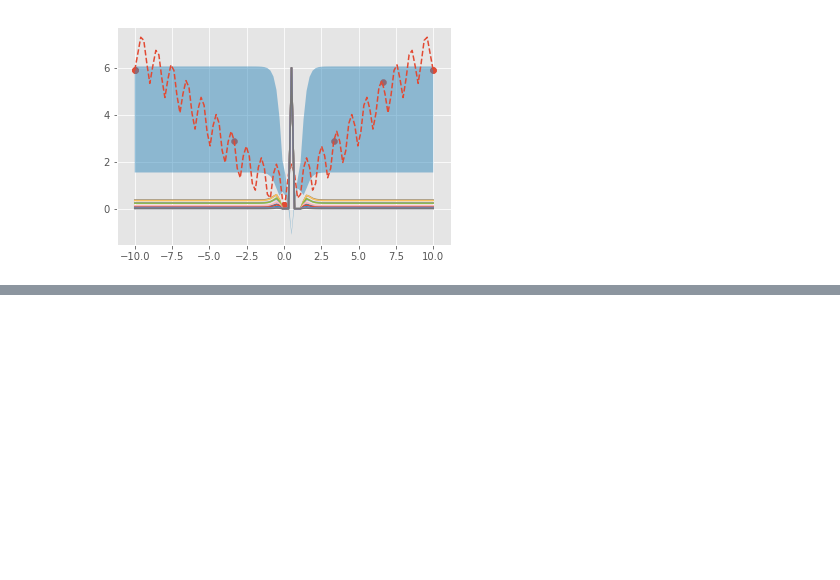
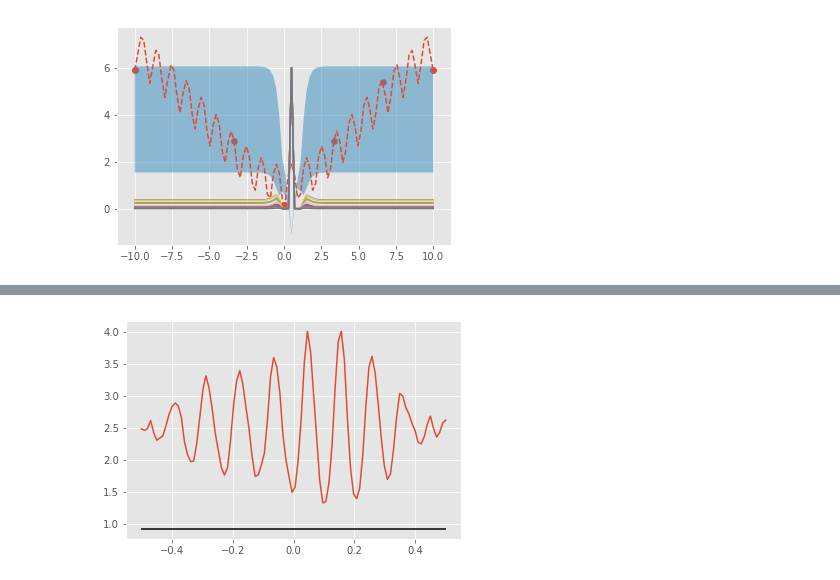
Before and after one commit to Joshuaalbert/bayes_tec, a Jupyter notebook: notebooks/devel/bayes_hpopt.ipynb, the cells around one changed output, grey strips where cells are left out. Drawn from its saved outputs; the diff is of its cells as text; code cells hidden in the pictures; blank space fills up the shorter version.

```diff
--- a/notebooks/devel/bayes_hpopt.ipynb
+++ b/notebooks/devel/bayes_hpopt.ipynb
@@ -312,0 +379,30 @@ ei.data
+# %%
+def w(phi):
+    return np.angle(np.exp(1j*phi))
+
+tec_array = np.linspace(-0.5, 0.5, 100)
+
+def log_prob(phase,sigma):
+    mu = tec_array[:,None]*tec_conversion[None,:]
+    def norm(mu,sigma):
+        return 1./(np.sqrt(2*np.pi) * sigma) * np.exp(-0.5*(w(phase[None,:]) - mu)**2/sigma**2)
+    return np.sum(np.log(np.sum(np.stack([norm(w(mu) + 2*np.pi*k,sigma) for k in range(-2,3,1)],axis=0), axis=0)),axis=1)
+
+
+freqs = np.linspace(120e6,160e6,20)
+tec_conversion = -8.448e9/freqs
+true_tec = 0.1
+noise_rads = 1# a lot of noise on almost flat TEC is hard
+true_phase = true_tec * tec_conversion
+phase = true_phase + noise_rads*np.random.normal(size=true_phase.shape)
+
+
+sigma = 1
+chi2 = -log_prob(phase, sigma)/20.
+
+plt.plot(tec_array,chi2)
+plt.hlines(-np.log(np.sum([(1./(np.sqrt(2*np.pi)*sigma))*np.exp(-0.5*4*np.pi**2 * k**2/sigma**2) for k in range(-5,6,1)])),-0.5,0.5)
+# plt.yscale('log')
+plt.show()
+# %% [output]
+[figure, added]
```
Also changed, not shown: parts of 5 cells of this notebook, 5 other files.
